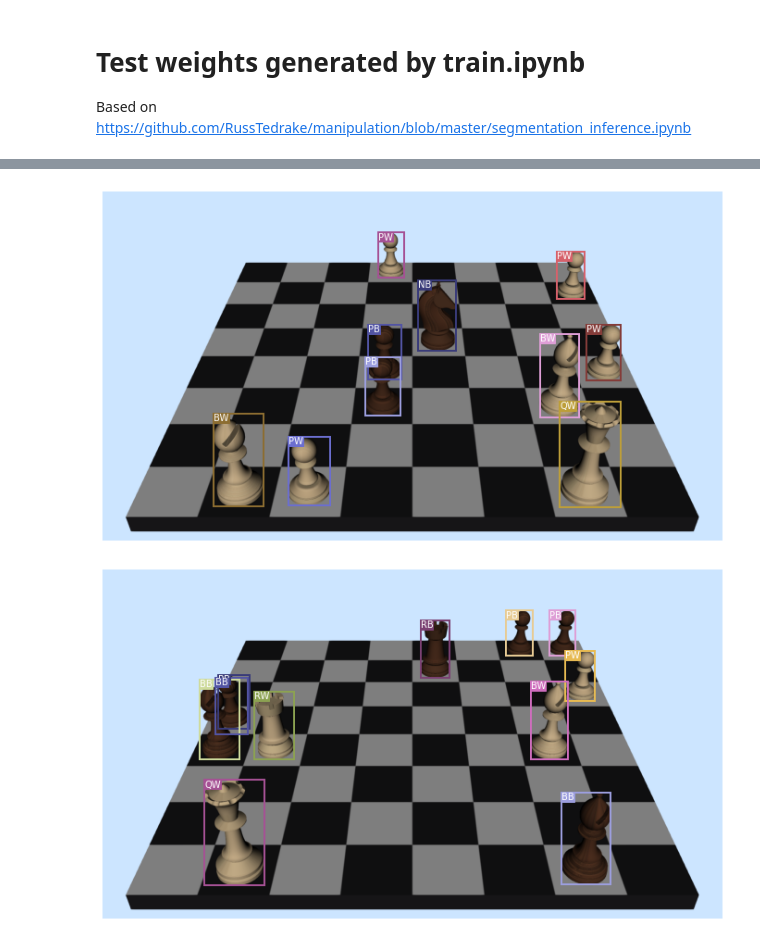
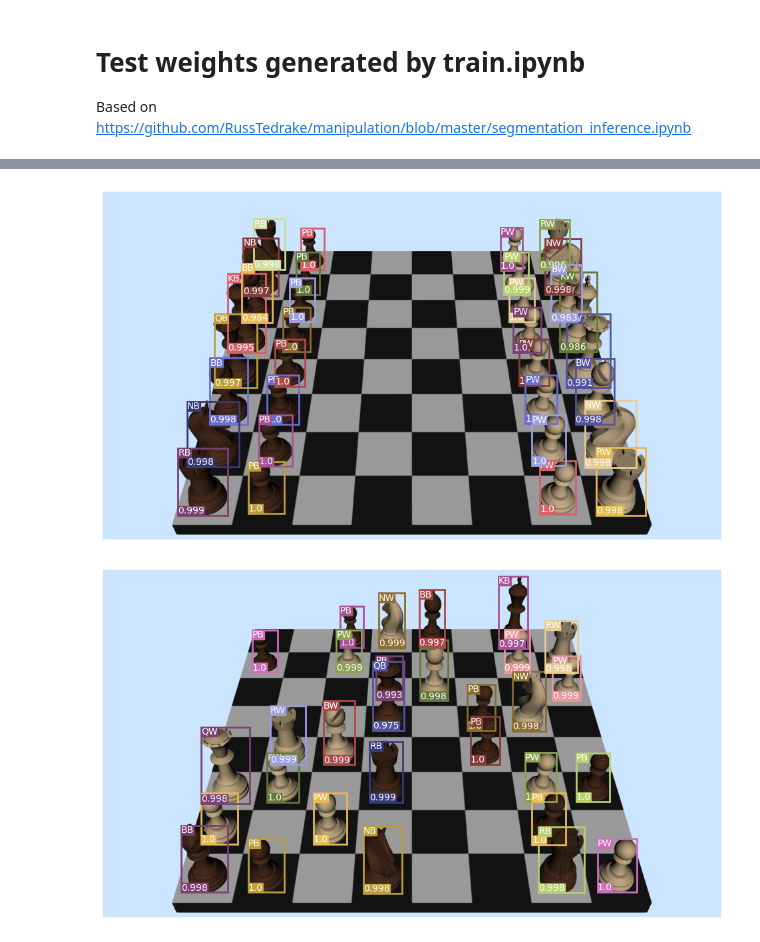
Before and after one commit to elchun/ChessBot, a Jupyter notebook: src/infer_board.ipynb, the cells around one changed output, grey strips where cells are left out. Cells and saved outputs as stored; diff of their text form; code cells hidden in the pictures.

Commit message:
Update gen chess data to have higher camera angle

```diff
--- a/src/infer_board.ipynb
+++ b/src/infer_board.ipynb
@@ -58,7 +58,9 @@ def open_image(idx):
     return Image.open(filename).convert("RGB")
 
 # model_file = 'weights/L_chess_maskrcnn_model_ep_15.pt'
-model_file = 'weights/chess_maskrcnn_model.pt'
+# model_file = 'weights/chess_maskrcnn_model_10p.pt'  # 10 pieces
+# model_file = 'weights/chess_maskrcnn_model_rp.pt'  # random num pieces
+model_file = 'weights/chess_maskrcnn_model_ror.pt'  # Higher angle and random orient
 # %%
 def get_instance_segmentation_model(num_classes):
     # load an instance segmentation model pre-trained on COCO
@@ -152,19 +154,23 @@ import matplotlib.patches as patches
 import random
 
 def plot_prediction():
+    thresh = 0.97
     img_np = np.array(img)
     fig, ax = plt.subplots(1, figsize=(12,9))
     ax.imshow(img_np)
 
     cmap = plt.get_cmap('tab20b')
-    colors = [cmap(i) for i in np.linspace(0, 1, 20)]
+    colors = [cmap(i) for i in np.linspace(0, 1, 60)]
 
     num_instances = prediction[0]['boxes'].shape[0]
     bbox_colors = random.sample(colors, num_instances)
     boxes = prediction[0]['boxes'].cpu().numpy()
     labels = prediction[0]['labels'].cpu().numpy()
+    scores = prediction[0]['scores'].cpu().detach().numpy()
 
     for i in range(num_instances):
+        if scores[i] < thresh:
+            continue
         color = bbox_colors[i]
         bb = boxes[i,:]
         bbox = patches.Rectangle((bb[0], bb[1]), bb[2]-bb[0], bb[3]-bb[1],
@@ -173,19 +179,22 @@ def plot_prediction():
         plt.text(bb[0], bb[1], s=get_piece_from_label(labels[i]),
                 color='white', verticalalignment='top',
                 bbox={'color': color, 'pad': 0})
+        plt.text(bb[0], bb[3], s=str(f'{scores[i]:.3}'),
+                color='white', verticalalignment='bottom',
+                bbox={'color': color, 'pad': 0})
     plt.axis('off');
 
 plot_prediction()
 # %% [output]
-[figure, old version]
+[figure, new version]
 # %%
 # pick one image from the test set (choose between 9950 and 9999)
-img = open_image(95)
+img = open_image(9)  # 9 has worst case (queen in front of pawn)
 
 with torch.no_grad():
     prediction = model([Tf.to_tensor(img).to(device)])
 
 
 plot_prediction()
 # %% [output]
-[figure, old version]
+[figure, new version]
```
Also changed, not shown: parts of 5 cells of this notebook, 5 other files.
